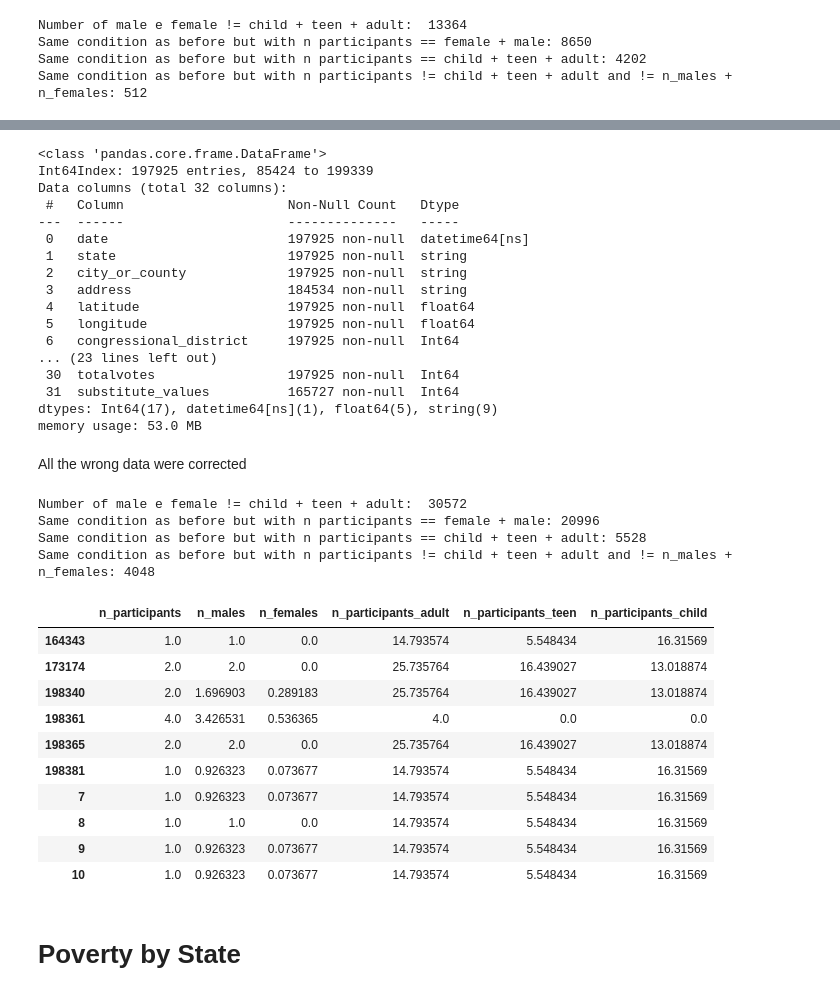
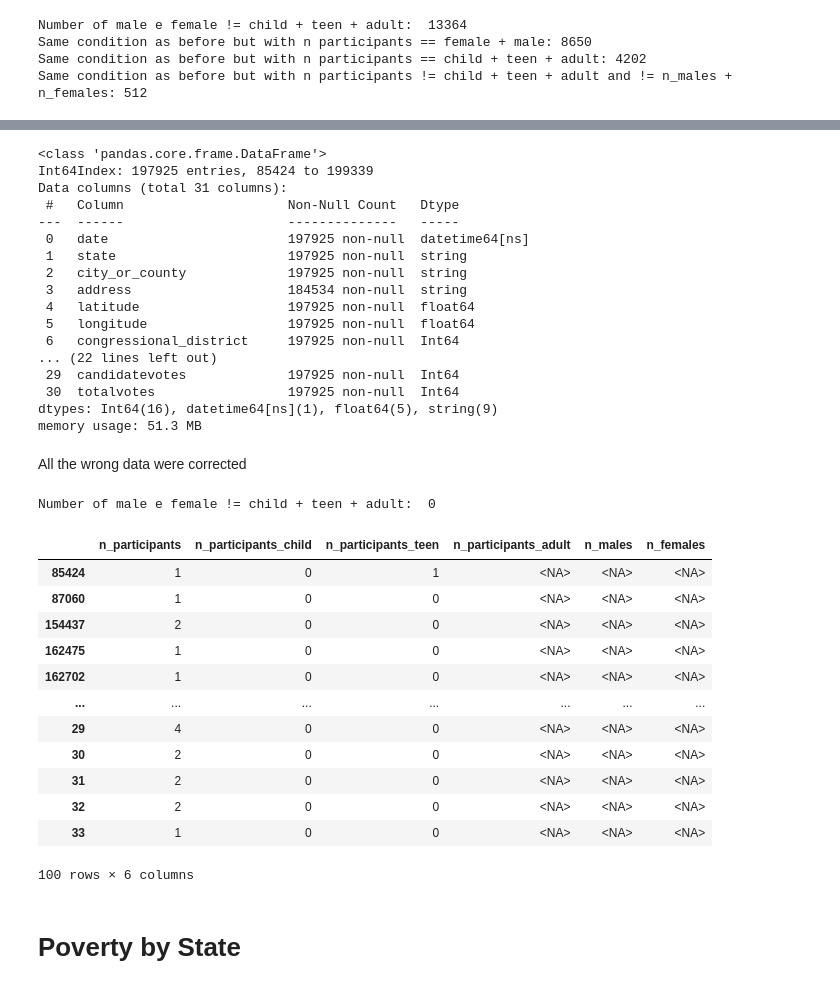
Before and after one commit to vezzusamu/dm-project, a Jupyter notebook: data_preparation.ipynb, the cells around one changed output, grey strips where cells are left out. Drawn from its saved outputs; the diff is of its cells as text; code cells hidden in the pictures.

Commit message:
Fixing males+females WIP pt 3

```diff
--- a/data_preparation.ipynb
+++ b/data_preparation.ipynb
@@ -284,6 +282,8 @@ df.drop(columns=['state_house_district', 'state_senate_district'], inplace=True)
 len(df)
 # %% [output]
 197925
+# %%
+df.loc[df["n_participants"] == 0, ["n_participants_child","n_participants_teen", "n_participants_adult", "n_males", "n_females"]] = 0
 # %%
 #Utilizzerà questi valori per sosituire "n_participants" nel caso somma tra male e female è pari alla somma tra teen,child e adults.
 #La modifica per quanto riguarda "n_participants" è fatta solo se è diversa da tutte le altre somme delle varie colonne:
@@ -304,7 +304,7 @@ condition = (
 df.loc[condition, 'n_participants'] = df.loc[condition, 'substitute_values']
 
 # Drop the temporary "substitute_values" column if needed
-#df.drop(columns='substitute_values', inplace=True)
+df.drop(columns='substitute_values', inplace=True)
 
 df[condition][["n_participants","n_males","n_females", "n_participants_teen", "n_participants_child", "n_participants_adult"]]
 # %% [output]
@@ -398,7 +411,7 @@ df.info()
 # %% [output]
 <class 'pandas.core.frame.DataFrame'>
 Int64Index: 197925 entries, 85424 to 199339
-Data columns (total 32 columns):
+Data columns (total 31 columns):
  #   Column                     Non-Null Count   Dtype
 ---  ------                     --------------   -----
  0   date                       197925 non-null  datetime64[ns]
@@ -408,50 +421,37 @@ Data columns (total 32 columns):
  4   latitude                   197925 non-null  float64
  5   longitude                  197925 non-null  float64
  6   congressional_district     197925 non-null  Int64
-... (23 lines left out)
+... (22 lines left out)
+ 29  candidatevotes             197925 non-null  Int64
  30  totalvotes                 197925 non-null  Int64
- 31  substitute_values          165727 non-null  Int64
-dtypes: Int64(17), datetime64[ns](1), float64(5), string(9)
-memory usage: 53.0 MB
+dtypes: Int64(16), datetime64[ns](1), float64(5), string(9)
+memory usage: 51.3 MB
 # %% [markdown]
 All the wrong data were corrected
-# %%
-condition = (
-    ((df['n_females'] + df['n_males']) != (df['n_participants_teen'] + df['n_participants_child'] + df['n_participants_adult']))
-)
-
-print(f"Number of male e female != child + teen + adult:  {len(df[condition])}")
-
-
-condition1 = condition & ((df['n_participants'] == (df['n_females'] + df['n_males'])))
-
-print(f"Same condition as before but with n participants == female + male: {len(df[condition1])}")
-
-condition2 = condition & ((df['n_participants'] == (df['n_participants_teen'] + df['n_participants_child'] + df['n_participants_adult'])) )
-
-print(f"Same condition as before but with n participants == child + teen + adult: {len(df[condition2])}")
-
-condition3 = condition & (((df['n_participants'] != (df['n_females'] + df['n_males'])) & (df['n_participants'] != (df['n_participants_teen'] + df['n_participants_child'] + df['n_participants_adult']))))
-
-print(f"Same condition as before but with n participants != child + teen + adult and != n_males + n_females: {len(df[condition3])}")
-
-df[condition][["n_participants","n_males","n_females","n_participants_adult", "n_participants_teen", "n_participants_child"]].head(10)
-# %% [output]
-Number of male e female != child + teen + adult:  30572
-Same condition as before but with n participants == female + male: 20996
-Same condition as before but with n participants == child + teen + adult: 5528
-Same condition as before but with n participants != child + teen + adult and != n_males + n_females: 4048
-|  | n_participants | n_males | n_females | n_participants_adult | n_participants_teen | n_participants_child |
-| 164343 | 1.0 | 1.0 | 0.0 | 14.793574 | 5.548434 | 16.31569 |
-| 173174 | 2.0 | 2.0 | 0.0 | 25.735764 | 16.439027 | 13.018874 |
-| 198340 | 2.0 | 1.696903 | 0.289183 | 25.735764 | 16.439027 | 13.018874 |
-| 198361 | 4.0 | 3.426531 | 0.536365 | 4.0 | 0.0 | 0.0 |
-| 198365 | 2.0 | 2.0 | 0.0 | 25.735764 | 16.439027 | 13.018874 |
-| 198381 | 1.0 | 0.926323 | 0.073677 | 14.793574 | 5.548434 | 16.31569 |
-| 7 | 1.0 | 0.926323 | 0.073677 | 14.793574 | 5.548434 | 16.31569 |
-| 8 | 1.0 | 1.0 | 0.0 | 14.793574 | 5.548434 | 16.31569 |
-| 9 | 1.0 | 0.926323 | 0.073677 | 14.793574 | 5.548434 | 16.31569 |
-| 10 | 1.0 | 0.926323 | 0.073677 | 14.793574 | 5.548434 | 16.31569 |
+# %%
+condition = (
+    ((df['n_females'] + df['n_males']) != (df['n_participants_teen'] + df['n_participants_child'] + df['n_participants_adult']))
+)
+
+print(f"Number of male e female != child + teen + adult:  {len(df[condition])}")
+# %% [output]
+Number of male e female != child + teen + adult:  0
+# %%
+df[['n_participants',"n_participants_child","n_participants_teen", "n_participants_adult", "n_males", "n_females"]].head(100)
+# %% [output]
+|  | n_participants | n_participants_child | n_participants_teen | n_participants_adult | n_males | n_females |
+| 85424 | 1 | 0 | 1 | <NA> | <NA> | <NA> |
+| 87060 | 1 | 0 | 0 | <NA> | <NA> | <NA> |
+| 154437 | 2 | 0 | 0 | <NA> | <NA> | <NA> |
+| 162475 | 1 | 0 | 0 | <NA> | <NA> | <NA> |
+| 162702 | 1 | 0 | 0 | <NA> | <NA> | <NA> |
+| ... | ... | ... | ... | ... | ... | ... |
+| 29 | 4 | 0 | 0 | <NA> | <NA> | <NA> |
+| 30 | 2 | 0 | 0 | <NA> | <NA> | <NA> |
+| 31 | 2 | 0 | 0 | <NA> | <NA> | <NA> |
+| 32 | 2 | 0 | 0 | <NA> | <NA> | <NA> |
+| 33 | 1 | 0 | 0 | <NA> | <NA> | <NA> |
+100 rows × 6 columns
 # %% [markdown]
 # Poverty by State
 # %% [markdown]
```
Also changed, not shown: parts of 6 cells of this notebook.
